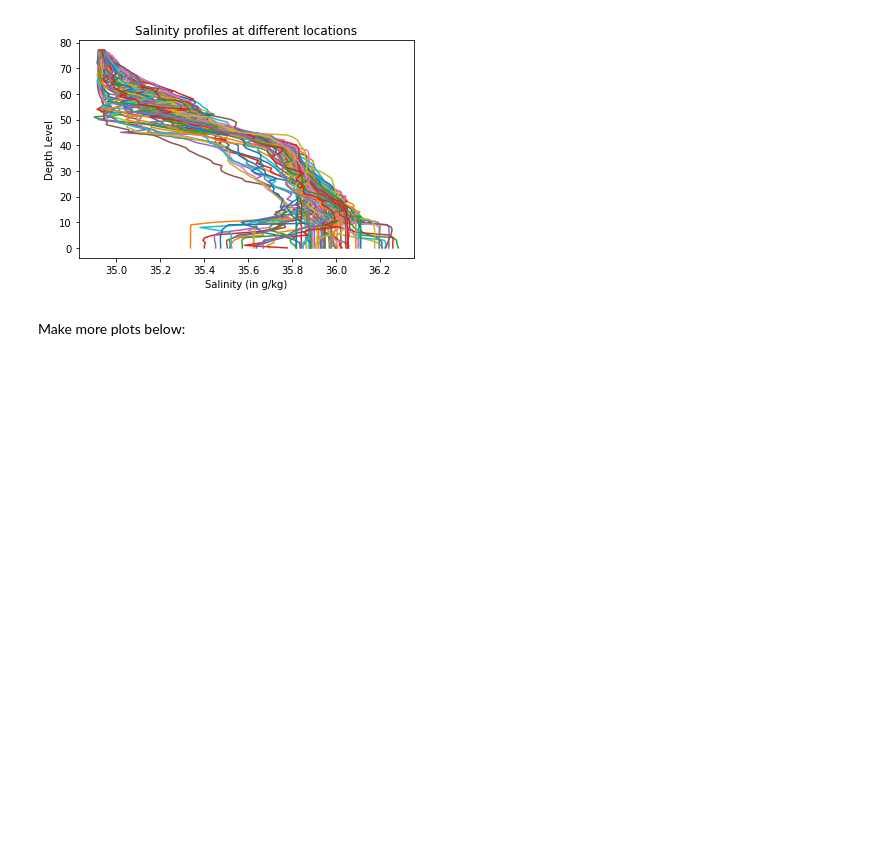
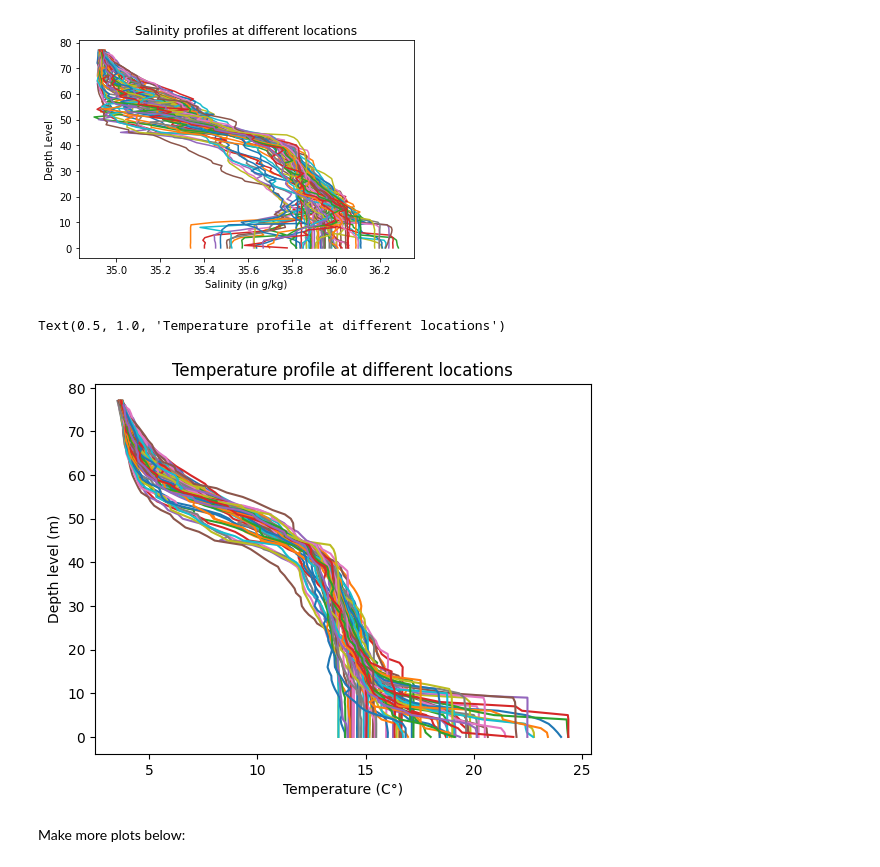
Before and after one commit to nicocava1/2024_Intro_Python, a Jupyter notebook: Niccolò_Cavadini_W2_S1.ipynb, the cells around one changed output. Cells and saved outputs as stored; diff of their text form; code cells hidden in the pictures; blank space fills up the shorter version.

```diff
--- a/Niccolò_Cavadini_W2_S1.ipynb
+++ b/Niccolò_Cavadini_W2_S1.ipynb
@@ -61,7 +61,13 @@ Hint 2: Check out the documentation for [`np.load`](https://numpy.org/doc/stable
 # %% [markdown]
 Display the names of the items in files here
 # %%
-file_paths = [ '/root/.cache/pooch/4e2111f8c8dc35a2e2c0f9ec759ecb61-EZwbaBqass1LhZO3DS3BCL0BhIlcENuoDItMB9b4IYDUCQ.unzip/float_data/S.npy', '/root/.cache/pooch/4e2111f8c8dc35a2e2c0f9ec759ecb61-EZwbaBqass1LhZO3DS3BCL0BhIlcENuoDItMB9b4IYDUCQ.unzip/float_data/levels.npy', '/root/.cache/pooch/4e2111f8c8dc35a2e2c0f9ec759ecb61-EZwbaBqass1LhZO3DS3BCL0BhIlcENuoDItMB9b4IYDUCQ.unzip/float_data/P.npy', '/root/.cache/pooch/4e2111f8c8dc35a2e2c0f9ec759ecb61-EZwbaBqass1LhZO3DS3BCL0BhIlcENuoDItMB9b4IYDUCQ.unzip/float_data/lat.npy', '/root/.cache/pooch/4e2111f8c8dc35a2e2c0f9ec759ecb61-EZwbaBqass1LhZO3DS3BCL0BhIlcENuoDItMB9b4IYDUCQ.unzip/float_data/lon.npy', '/root/.cache/pooch/4e2111f8c8dc35a2e2c0f9ec759ecb61-EZwbaBqass1LhZO3DS3BCL0BhIlcENuoDItMB9b4IYDUCQ.unzip/float_data/T.npy', '/root/.cache/pooch/4e2111f8c8dc35a2e2c0f9ec759ecb61-EZwbaBqass1LhZO3DS3BCL0BhIlcENuoDItMB9b4IYDUCQ.unzip/float_data/date.npy' ]
+file_paths = [ '/root/.cache/pooch/4e2111f8c8dc35a2e2c0f9ec759ecb61-EZwbaBqass1LhZO3DS3BCL0BhIlcENuoDItMB9b4IYDUCQ.unzip/float_data/S.npy',
+              '/root/.cache/pooch/4e2111f8c8dc35a2e2c0f9ec759ecb61-EZwbaBqass1LhZO3DS3BCL0BhIlcENuoDItMB9b4IYDUCQ.unzip/float_data/levels.npy',
+               '/root/.cache/pooch/4e2111f8c8dc35a2e2c0f9ec759ecb61-EZwbaBqass1LhZO3DS3BCL0BhIlcENuoDItMB9b4IYDUCQ.unzip/float_data/P.npy',
+               '/root/.cache/pooch/4e2111f8c8dc35a2e2c0f9ec759ecb61-EZwbaBqass1LhZO3DS3BCL0BhIlcENuoDItMB9b4IYDUCQ.unzip/float_data/lat.npy',
+               '/root/.cache/pooch/4e2111f8c8dc35a2e2c0f9ec759ecb61-EZwbaBqass1LhZO3DS3BCL0BhIlcENuoDItMB9b4IYDUCQ.unzip/float_data/lon.npy',
+               '/root/.cache/pooch/4e2111f8c8dc35a2e2c0f9ec759ecb61-EZwbaBqass1LhZO3DS3BCL0BhIlcENuoDItMB9b4IYDUCQ.unzip/float_data/T.npy',
+               '/root/.cache/pooch/4e2111f8c8dc35a2e2c0f9ec759ecb61-EZwbaBqass1LhZO3DS3BCL0BhIlcENuoDItMB9b4IYDUCQ.unzip/float_data/date.npy' ]
 # %% [markdown]
 Then, load the files as `numpy` arrays, for instance using list comprehension
 # %%
@@ -193,9 +196,12 @@ Hint 2: Each plot should have a line for each column of data. It will look messy
 # %% [markdown]
 ![Salinity_example.png](embedded-picture-1)
 # %%
-plt.plot(___,___); # The semi-colon prevents printing the line objects
-plt.xlabel(___) # Takes a string as argument
-plt.ylabel(___)
-plt.title(___)
+plt.plot(T,level); # The semi-colon prevents printing the line objects
+plt.xlabel('Temperature (C°)') # Takes a string as argument
+plt.ylabel('Depth level (m)')
+plt.title('Temperature profile at different locations')
+# %% [output]
+Text(0.5, 1.0, 'Temperature profile at different locations')
+[figure, added]
 # %% [markdown]
 Make more plots below:
```
Also changed, not shown: parts of 30 cells of this notebook.
